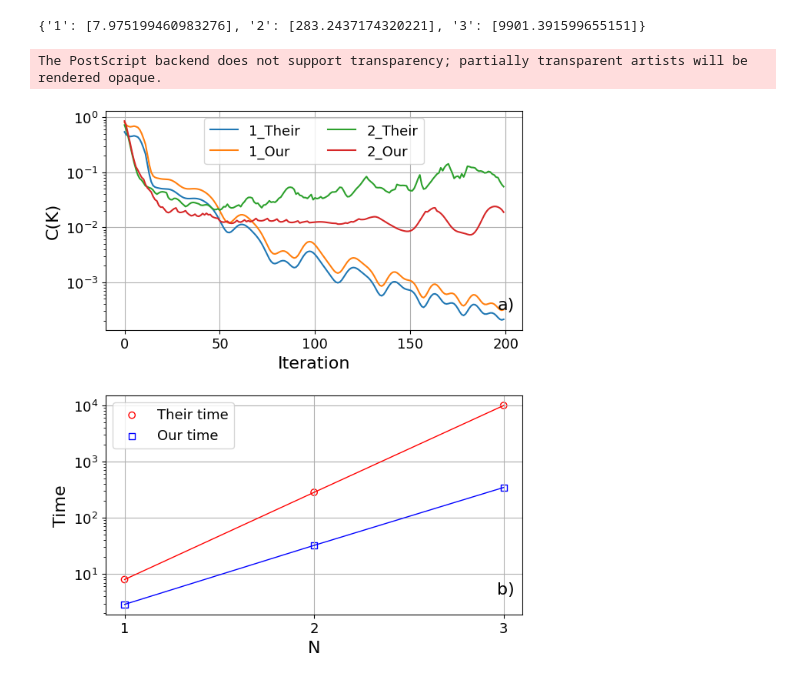
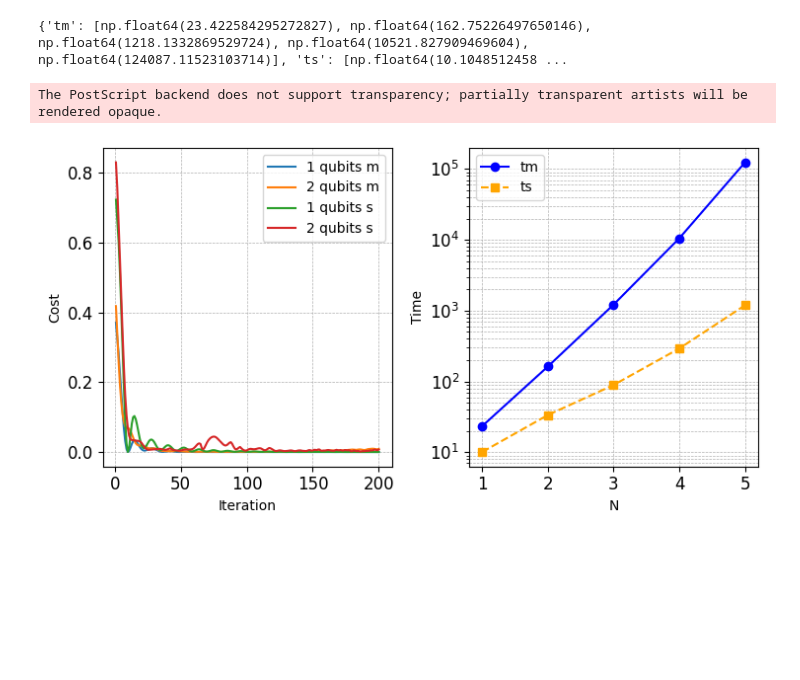
Before and after one commit to vutuanhai237/QuantumTomography, a Jupyter notebook: plot/new_fig/plot_fig7.ipynb, the cells around one changed output. Cells and saved outputs as stored; diff of their text form; code cells hidden in the pictures; blank space fills up the shorter version.

Commit message:
update new plotting

```diff
--- a/plot/new_fig/plot_fig7.ipynb
+++ b/plot/new_fig/plot_fig7.ipynb
@@ -93,7 +105,7 @@ def plot_dict(fidelity_dict, xlabel, ylabel, file_name, max_val, step):
         plt.plot(values, label=f"{key}")
     plt.xlabel(xlabel, fontsize=16)
     plt.ylabel(ylabel, fontsize=16)
-    plt.yscale('log')  # Set y-axis to logarithmic scale
+    #plt.yscale('log')  # Set y-axis to logarithmic scale
     x_ticks = np.arange(0, max_val, step=step)
     plt.xticks(ticks=x_ticks, fontsize=13)
     plt.yticks(fontsize=13)
@@ -115,47 +127,82 @@ def plot_fidelity(qubits, data, xlabel, ylabel, file_name):
     plt.yticks(fontsize=13)
     plt.grid(True)
     plt.legend(fontsize=13)
 def combined_plot(fidelity_dict, qubits, fidelity_data, xlabel_a, ylabel_a, xlabel_b, ylabel_b, file_name, max_val, step):
     # Create the figure with two subplots
     fig, axs = plt.subplots(2, 1, figsize=(7, 8.5))  # Adjust the size of the figure
 
     # Plot for the first subplot (a)
     plt.sca(axs[0])  # Select the first subplot
     plot_dict(fidelity_dict, xlabel_a, ylabel_a, file_name, max_val, step)
     plt.text(0.98, 0.15, 'a)', transform=axs[0].transAxes, fontsize=16, verticalalignment='top', horizontalalignment='right')
 
     # Plot for the second subplot (b)
     plt.sca(axs[1])  # Select the second subplot
     plot_fidelity(qubits, fidelity_data, xlabel_b, ylabel_b, file_name)
     plt.text(0.98, 0.15, 'b)', transform=axs[1].transAxes, fontsize=16, verticalalignment='top', horizontalalignment='right')
 
     plt.subplots_adjust(hspace=0.3)
 
     # Save the combined plot as both PNG and EPS
-    plt.savefig('../../docs/new_fig/'+file_name+'.png', format='png', bbox_inches='tight')
-    plt.savefig('../../docs/new_fig/'+file_name+'.eps', format='eps', bbox_inches='tight')
+    # plt.savefig('../../docs/new_fig/'+file_name+'.png', format='png', bbox_inches='tight')
+    # plt.savefig('../../docs/new_fig/'+file_name+'.eps', format='eps', bbox_inches='tight')
 
     # Display the plot
     plt.show()
 
+import matplotlib.pyplot as plt
+
+def plot_cost_and_time(n, tm, ts, cost_dict_m, cost_dict_s, file_name, x_cost=None):
+    if x_cost is None:
+        x_cost = list(range(1, 201))
+
+    fig, axs = plt.subplots(1, 2, figsize=(7.5, 4))
+
+    # Time plot (right)
+    axs[1].plot(n, tm, marker='o', linestyle='-', color='blue', label='tm')
+    axs[1].plot(n, ts, marker='s', linestyle='--', color='orange', label='ts')
+    axs[1].set_xlabel('N')
+    axs[1].set_ylabel('Time')
+    axs[1].set_yscale('log')
+    axs[1].legend()
+    axs[1].grid(True, which='both', linestyle='--', linewidth=0.5)
+    axs[1].tick_params(axis='both', labelsize=12)
+
+    # Cost evolution plot (left)
+    for qubit, values in cost_dict_m.items():
+        axs[0].plot(x_cost, values, label=f'{qubit} qubits m')
+    for qubit, values in cost_dict_s.items():
+        axs[0].plot(x_cost, values, label=f'{qubit} qubits s')
+
+    axs[0].set_xlabel('Iteration')
+    axs[0].set_ylabel('Cost')
+    axs[0].legend()
+    axs[0].grid(True, which='both', linestyle='--', linewidth=0.5)
+    axs[0].tick_params(axis='both', labelsize=12)
+
+    plt.tight_layout()
+    plt.savefig('../../docs/new_fig/'+file_name+'.png')
+    plt.savefig('../../docs/new_fig/'+file_name+'.eps')
+    plt.show()
+
+
+
 #plt.rc('font', family='serif')
-folder_path = '../../results/experiment_new/comparison'
+folder_path = '../../results/experiment_new/comparison_temp'
 
 #Get final fidelity dict
-dict = retrieve_dict(folder_path, 'time.txt', True)
-print(dict)
-dict2 = retrieve_dict(folder_path, 'time_ours.txt', True)
-qubits = [1, 2, 3]
-merged = merge_dicts([dict, dict2], ["Their time", "Our time"])
-
+dict_m = retrieve_dict(folder_path, 'time.txt', True)
+dict_s = retrieve_dict(folder_path, 'time_ours.txt', True)
+merged = merge_dicts([dict_m, dict_s], ["tm", "ts"])
+qubits = [1, 2, 3, 4, 5]
+print(merged)
 #Get final cost dict
-dict = retrieve_dict(folder_path, 'cost_dict.txt')
-dict2 = retrieve_dict(folder_path, 'cost_dict_ours.txt')
-
-final = {'1_Their':dict.get('1', []), '1_Our':dict2.get('1', []), '2_Their':dict.get('2', []),  '2_Our':dict2.get('2', [])}
-
-combined_plot(final, qubits, merged, "Iteration", "C(K)", "N", "Time", "comparison", 250, 50)
+cost_dict_m = retrieve_dict(folder_path, 'cost_dict.txt')
+cost_dict_m = dict(list(cost_dict_m.items())[:2])
+cost_dict_s = retrieve_dict(folder_path, 'cost_dict_ours.txt')
+cost_dict_s = dict(list(cost_dict_s.items())[:2])
+plot_cost_and_time(qubits, merged['tm'], merged['ts'], cost_dict_m, cost_dict_s, "fig7", x_cost=None)
 # %% [output]
-{'1': [7.975199460983276], '2': [283.2437174320221], '3': [9901.391599655151]}
+{'tm': [np.float64(23.422584295272827), np.float64(162.75226497650146), np.float64(1218.1332869529724), np.float64(10521.827909469604), np.float64(124087.11523103714)], 'ts': [np.float64(10.1048512458 ...
 The PostScript backend does not support transparency; partially transparent artists will be rendered opaque.
-[figure, old version]
+[figure, new version]
```
Also changed, not shown: parts of 1 cell of this notebook, 1 other file.
